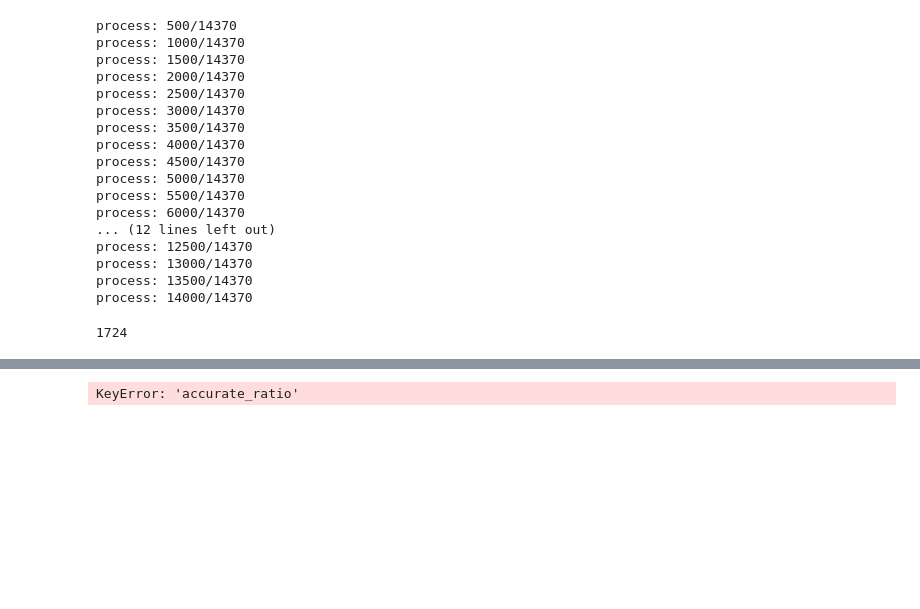
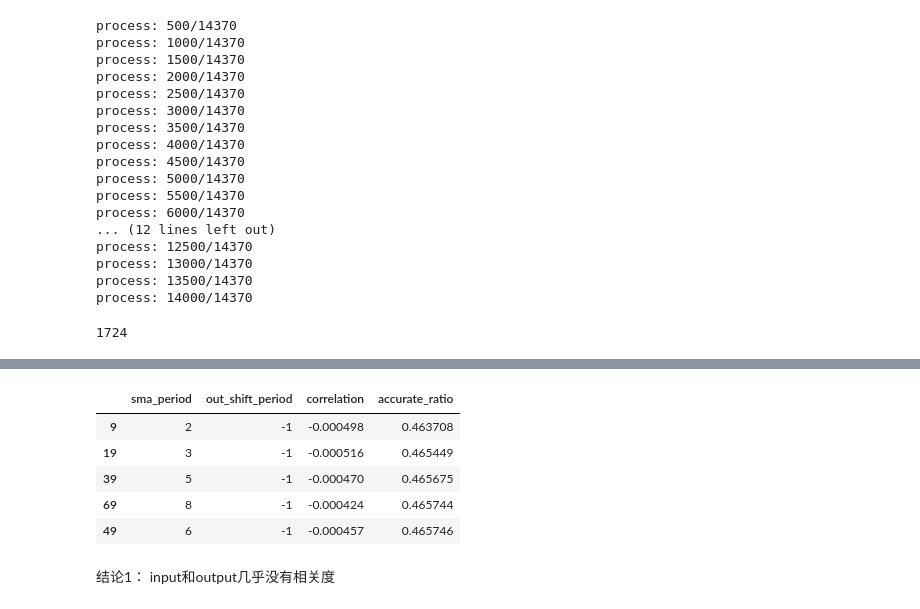
Before and after one commit to supersheepbear/trade_engine, a Jupyter notebook: quandl_data_processor/stock_end_of_day_study_trial1.ipynb, the cells around one changed output, grey strips where cells are left out. Drawn from its saved outputs; the diff is of its cells as text; code cells hidden in the pictures; blank space fills up the shorter version.

Commit message:
Add notebook study trial 1

```diff
--- a/quandl_data_processor/stock_end_of_day_study_trial1.ipynb
+++ b/quandl_data_processor/stock_end_of_day_study_trial1.ipynb
@@ -8,3 +11,10 @@ import talib
+# %%
+logging.basicConfig(level=logging.INFO, format='%(asctime)s - %(name)s - %(levelname)s - %(message)s')
+logger = logging.getLogger("study_trail_1")
+handler = logging.FileHandler('study_trail_1.log')
+formatter = logging.Formatter('%(asctime)s - %(name)s - %(levelname)s - %(message)s')
+handler.setFormatter(formatter)
+logger.addHandler(handler)
 # %% [markdown]
 Read data
 # %%
@@ -87,0 +104,33 @@ def get_symbol_test_data(param_set, symbol):
+# %%
+final_result_dict = {"sma_period":[], "out_shift_period":[], "correlation":[], "accurate_ratio":[] }
+param_set_number = 0
+for sma_period in range(2 , 22):
+    for out_shift_period in range(-10, 0):
+        start_time = time.time()
+        # Set parameters
+        param_set_number += 1
+        final_result_dict["sma_period"].append(sma_period)
+        final_result_dict["out_shift_period"].append(out_shift_period)
+        param_set = {"sma_period": sma_period, "out_shift_period": out_shift_period}
+
+        # Process all the data
+        symbol_test_data_list = []
+        for symbol in filter_symbol_list:
+            symbol_test_data = get_symbol_test_data(param_set, symbol)
+            symbol_test_data_list.append(symbol_test_data)
+
+        test_data = pd.concat(symbol_test_data_list)
+
+        # Calculate metrics
+        correlation = test_data.loc[:, "input"].corr(test_data.loc[:, "output"])
+        final_result_dict["correlation"].append(correlation)
+
+        product = (test_data.loc[:, "input"] * test_data.loc[:, "output"]) > 0
+        accurate_ratio = len(product[product>0])/len(product)
+        final_result_dict["accurate_ratio"].append(accurate_ratio)
+
+        # Save test data
+        test_data.to_csv(os.path.join("test_data", "sma_period_{}_out_shift_period_{}".format(sma_period, out_shift_period) + ".csv"))
+        end_time = time.time()
+        logger.info("process time: {} sec".format(round(end_time - start_time), 2))
+        logger.info("process: {}/{}".format(param_set_number, 20 * 10))
@@ -88,2 +155,2 @@ def get_symbol_test_data(param_set, symbol):
 # %%
-test_data = pd.DataFrame()
+final_result_frame = pd.DataFrame(final_result_dict)
@@ -92,26 +156,0 @@ final_result_dict = {"sma_period":[], "out_shift_period":[], "correlation":[], "
-# %%
-for sma_period in range(2 , 21):
-    for out_shift_period in range(-10, 0):
-        final_result_dict["sma_period"].append(sma_period)
-        final_result_dict["out_shift_period"].append(out_shift_period)
-        param_set = {"sma_period": sma_period, "out_shift_period": out_shift_period }
-        param_set_number = 0
-        symbol_test_data_list = []
-        for symbol in filter_symbol_list:
-            symbol_test_data = get_symbol_test_data(param_set, symbol)
-            symbol_test_data_list.append(symbol_test_data)
-
-            param_set_number += 1
-
-        correlation = test_data.loc[:, "input"].corr(test_data.loc[:, "output"])
-        final_result_dict["correlation"].append(correlation)
-
-        test_data.loc[:, "output"]
-
-        product = (test_data.loc[:, "input"] * test_data.loc[:, "output"]) > 0
-        accurate_ratio = len(product[product>0])/len(product)
-        final_result_dict["accurate_ratio"].append(accurate_ratio)
-        test_data.to_csv(os.path.join("test_data", "sma_period_{}_out_shift_period_{}".format(sma_period, out_shift_period) + ".csv"))
-        print("process: {}/{}".format(param_set_number, 20 * 10))
-# %% [output]
-KeyError: 'accurate_ratio'
@@ -117,0 +159,11 @@ KeyError: 'accurate_ratio'
+# %%
+final_result_frame.sort_values(by="accurate_ratio").head()
+# %% [output]
+|  | sma_period | out_shift_period | correlation | accurate_ratio |
+| 9 | 2 | -1 | -0.000498 | 0.463708 |
+| 19 | 3 | -1 | -0.000516 | 0.465449 |
+| 39 | 5 | -1 | -0.000470 | 0.465675 |
+| 69 | 8 | -1 | -0.000424 | 0.465744 |
+| 49 | 6 | -1 | -0.000457 | 0.465746 |
+# %% [markdown]
+结论1： input和output几乎没有相关度
```
Also changed, not shown: parts of 10 cells of this notebook.
